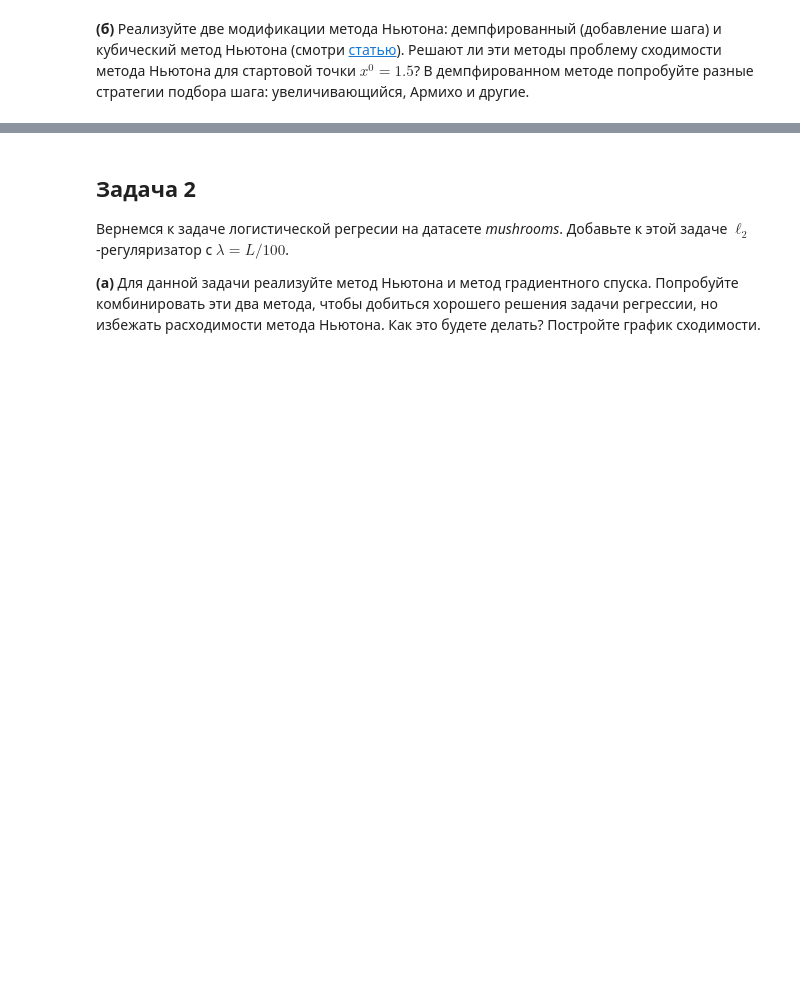
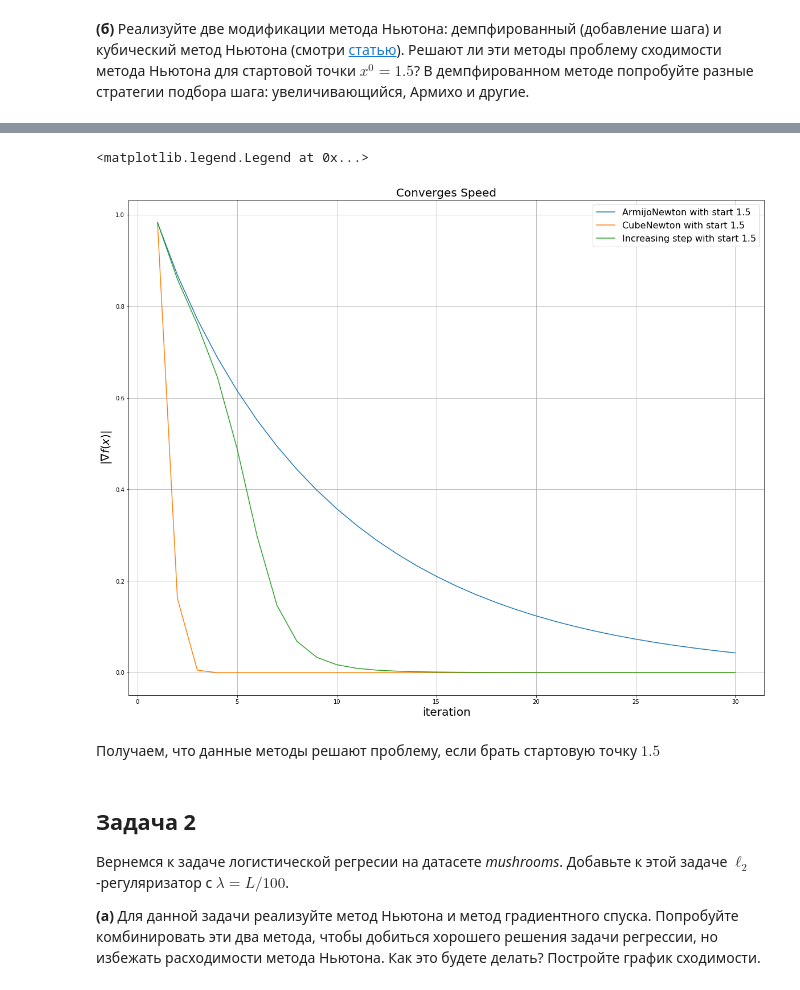
Before and after one commit to HAshIRa7/Optimization-methods, a Jupyter notebook: Optimization_HW_9.ipynb, the cells around one changed output, grey strips where cells are left out. Saved outputs shown, nothing was run; the diff lists cells and outputs as text; code cells hidden in the pictures; blank space fills up the shorter version.

```diff
--- a/Optimization_HW_9.ipynb
+++ b/Optimization_HW_9.ipynb
@@ -119,0 +113,3 @@ class ArmijoNewton:
+# %%
+def f(x):
+    return x * np.arctan(x) - 1/2 * np.log(1 + x**2)
@@ -120,3 +146,41 @@ class ArmijoNewton:
+# %%
+class IncNewton:
+    def __init__(self, max_iter, alpha, start_point):
+        self.x = start_point
+        self.history = []
+        self.alpha = alpha
+        self.max_iter = max_iter
+
+    def fit(self):
+        for i in range(self.max_iter):
+            self.alpha = (np.log(i + 2))**0.5
+            g = grad(self.x)
+            self.x = self.x - self.alpha * hessian(self.x)**(-1)*g
+            self.history.append(abs(g))
+# %%
+na = ArmijoNewton(30, 1/10, 1.5)
+cn = CubeNewton(30, 1.5)
+incn = IncNewton(30, 1/10, 1.5)
+# %%
+na.fit()
+cn.fit()
+incn.fit()
+# %%
+plt.figure(figsize=(20, 16))
+plt.title('Converges Speed', fontsize=20)
+plt.xlabel('iteration', fontsize=20)
+plt.ylabel(r'$|\nabla f(x)|$', fontsize=20)
+plt.plot(range(1, na.max_iter + 1, 1), na.history, label='ArmijoNewton with start 1.5')
+plt.plot(range(1, cn.max_iter + 1, 1), cn.history, label='CubeNewton with start 1.5')
+plt.plot(range(1, incn.max_iter + 1, 1), incn.history, label='Increasing step with start 1.5')
+#plt.plot(range(1, ngd_2.max_iter + 1, 1), ngd_2.history, label='Newton Descent with start 1.5')
+plt.grid()
+plt.legend(fontsize=16)
+# %% [output]
+<matplotlib.legend.Legend at 0x...>
+[figure, added]
+# %% [markdown]
+Получаем, что данные методы решают проблему, если брать стартовую точку $1.5$
 # %% [markdown]
 ## Задача 2
 
```
Also changed, not shown: parts of 19 cells of this notebook.
